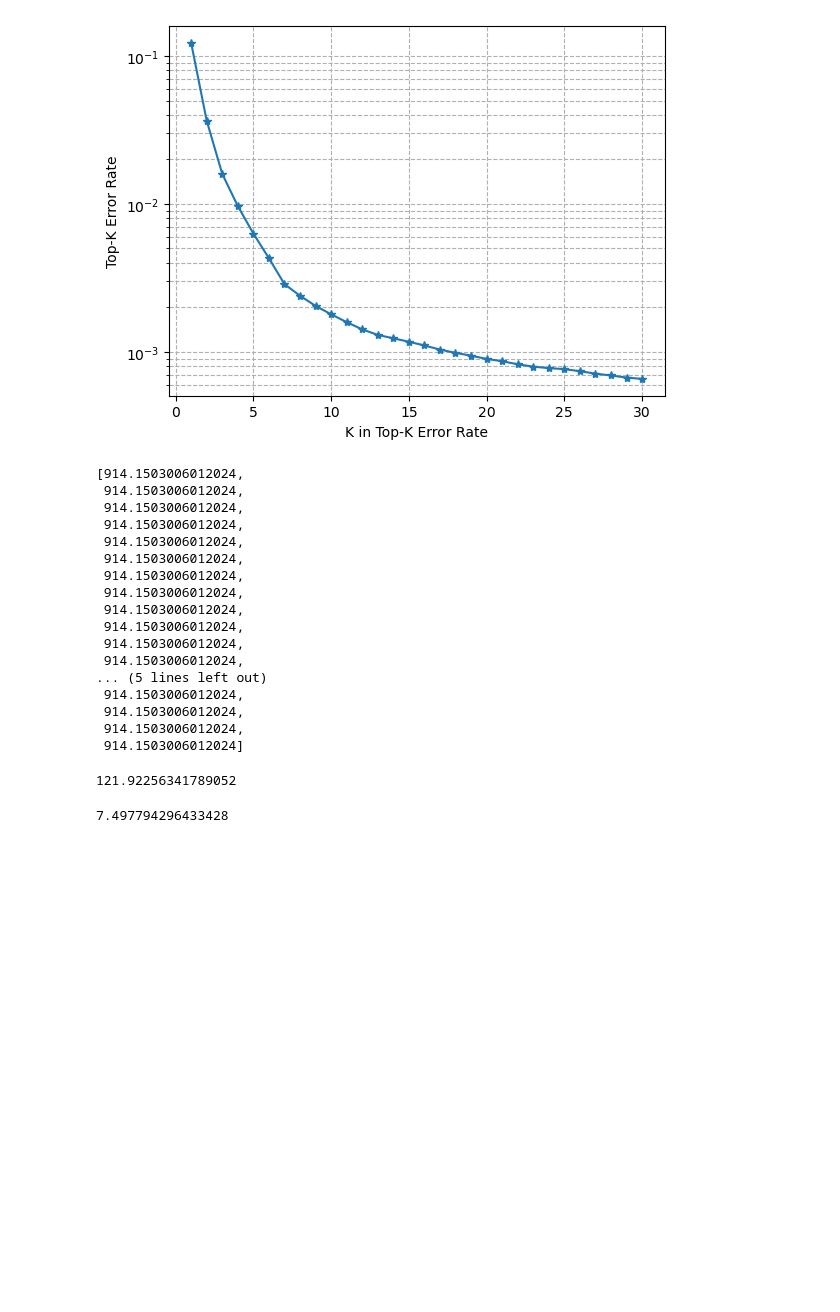
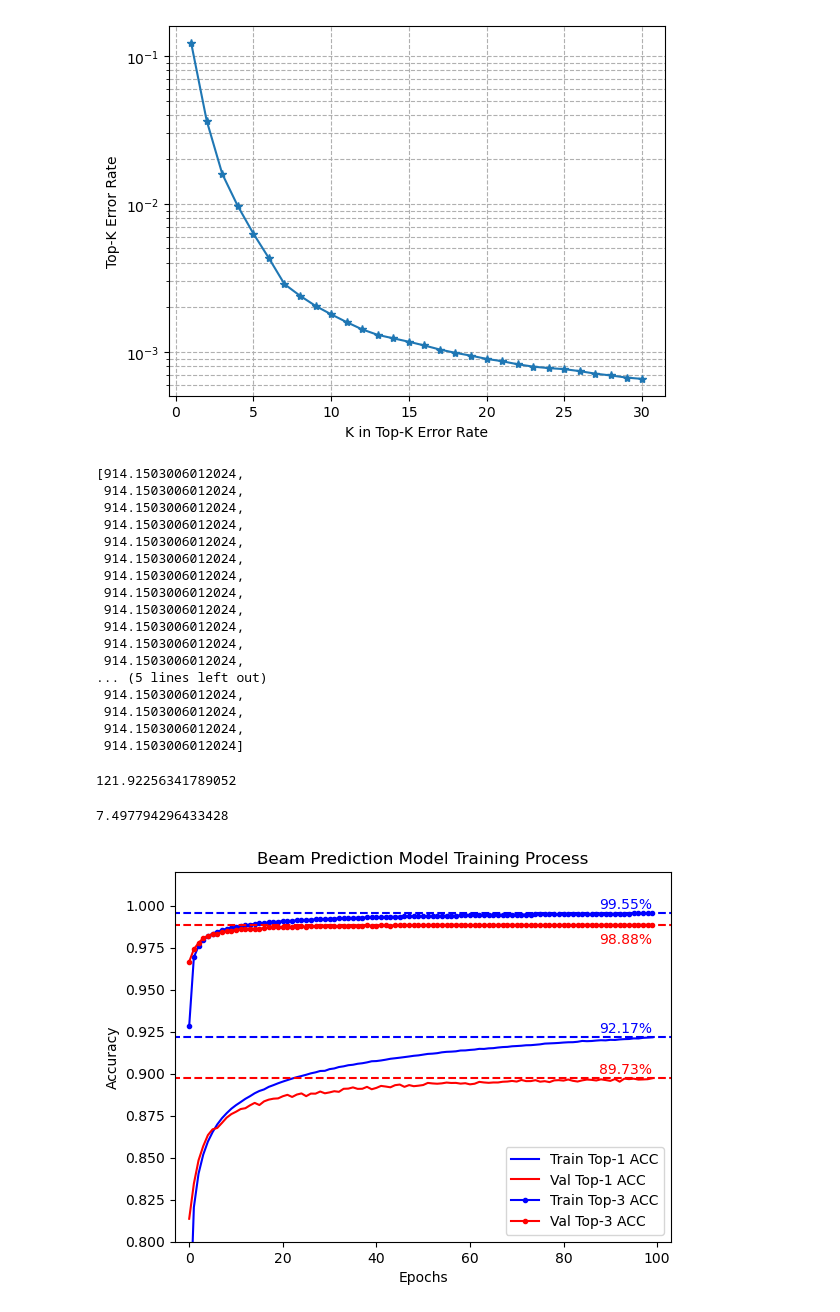
Before and after one commit to MOX233/Meet-Cobra, a Jupyter notebook: plot_results.ipynb, the cells around one changed output. Cells and saved outputs as stored; diff of their text form; code cells hidden in the pictures; blank space fills up the shorter version.

```diff
--- a/plot_results.ipynb
+++ b/plot_results.ipynb
@@ -517,3 +545,50 @@ sim_result_dict['ME-COBRA (PredInfo)']['carnum_under_BS_list'][0].sum(axis=-1).m
 914.1503006012024 / 121.92256341789052
 # %% [output]
 7.497794296433428
+# %%
+# plot NN training curves
+beampred_NNtraining_path = "/home/ubuntu/niulab/Meet_Cobra/NN_result/200_800_3Dbeam_tx(1,32)_rx(1,8)_freq2.8e+10_Np8_mode0_lookahead10/logs/beampred_lstm_valAcc89.73%_2025-09-19_21:48:48.pkl"
+gainpred_NNtraining_path = "/home/ubuntu/niulab/Meet_Cobra/NN_result/200_800_3Dbeam_tx(1,32)_rx(1,8)_freq2.8e+10_Np8_mode0_lookahead10/logs/gainpred_lstm_valMae4.07dB_2025-09-25_02:04:34.pkl"
+inferpred_NNtraining_path = "/home/ubuntu/niulab/Meet_Cobra/NN_result/200_800_3Dbeam_tx(1,32)_rx(1,8)_freq2.8e+10_Np8_mode0_lookahead10/logs/inferpred_lstm_valMae3.20dB_2025-11-05_01:24:36.pkl"
+with open(beampred_NNtraining_path, 'rb') as f:
+    beampred_NNtraining_record = pickle.load(f)
+with open(gainpred_NNtraining_path, 'rb') as f:
+    gainpred_NNtraining_record = pickle.load(f)
+with open(inferpred_NNtraining_path, 'rb') as f:
+    inferpred_NNtraining_record = pickle.load(f)
+# %%
+beampred_trainACC = np.array(beampred_NNtraining_record['record_metrics']['train_acc'])
+beampred_valACC = np.array(beampred_NNtraining_record['record_metrics']['val_acc'])
+beampred_trainTop3ACC = np.array(beampred_NNtraining_record['record_metrics']['train_top3_acc'])
+beampred_valTop3ACC = np.array(beampred_NNtraining_record['record_metrics']['val_top3_acc'])
+gainpred_trainMAE = np.array(gainpred_NNtraining_record['record_metrics']['train_mae'])
+gainpred_valMAE = np.array(gainpred_NNtraining_record['record_metrics']['val_mae'])
+inferpred_trainMAE = np.array(inferpred_NNtraining_record['record_metrics']['train_mae'])
+inferpred_valMAE = np.array(inferpred_NNtraining_record['record_metrics']['val_mae'])
+# %%
+plt.figure()
+plt.plot(beampred_trainACC, label='Train Top-1 ACC', color='blue', marker='', linestyle='solid')
+plt.plot(np.arange(-100, len(beampred_trainACC)+100), np.ones(len(beampred_trainACC)+200) * max(beampred_trainACC), color='blue', linestyle='--', marker='')
+plt.text(len(beampred_trainACC)-1, max(beampred_trainACC)+0.001, f'{max(beampred_trainACC)*100:.2f}%', va='bottom', ha='right', color='blue')
+
+plt.plot(beampred_valACC, label='Val Top-1 ACC', color='red', marker='', linestyle='solid')
+plt.plot(np.arange(-100, len(beampred_valACC)+100), np.ones(len(beampred_valACC)+200) * max(beampred_valACC), color='red', linestyle='--', marker='')
+plt.text(len(beampred_valACC)-1, max(beampred_valACC)+0.001, f'{max(beampred_valACC)*100:.2f}%', va='bottom', ha='right', color='red')
+
+plt.plot(beampred_trainTop3ACC, label='Train Top-3 ACC', color='blue', marker='.', linestyle='solid')
+plt.plot(np.arange(-100, len(beampred_trainTop3ACC)+100), np.ones(len(beampred_trainTop3ACC)+200) * max(beampred_trainTop3ACC), color='blue', linestyle='--', marker='')
+plt.text(len(beampred_trainTop3ACC)-1, max(beampred_trainTop3ACC)+0.001, f'{max(beampred_trainTop3ACC)*100:.2f}%', va='bottom', ha='right', color='blue')
+
+plt.plot(beampred_valTop3ACC, label='Val Top-3 ACC', color='red', marker='.', linestyle='solid')
+plt.plot(np.arange(-100, len(beampred_valTop3ACC)+100), np.ones(len(beampred_valTop3ACC)+200) * max(beampred_valTop3ACC), color='red', linestyle='--', marker='')
+plt.text(len(beampred_valTop3ACC)-1, max(beampred_valTop3ACC)-0.005, f'{max(beampred_valTop3ACC)*100:.2f}%', va='top', ha='right', color='red')
+
+plt.legend()
+plt.title('Beam Prediction Model Training Process')
+plt.xlabel('Epochs')
+plt.ylabel('Accuracy')
+plt.xlim([-3,103])
+plt.ylim([0.8,1.02])
+plt.show()
+# %% [output]
+[figure, added]
```
Also changed, not shown: parts of 6 cells of this notebook, 10 other files.
